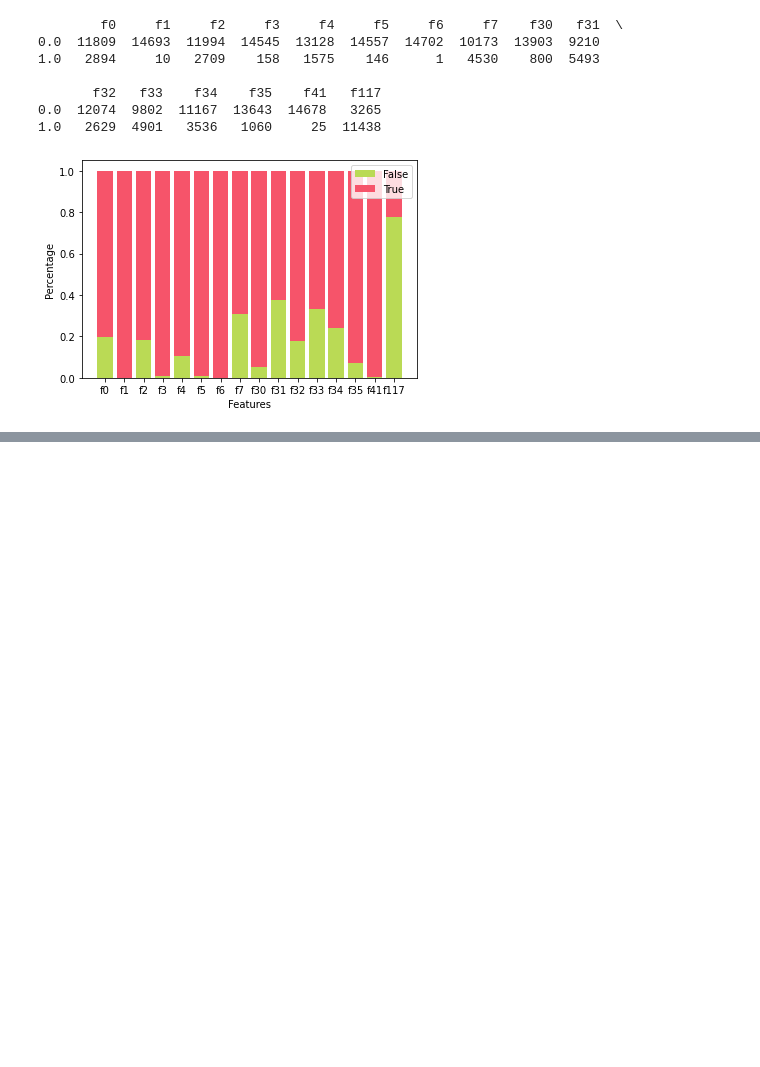
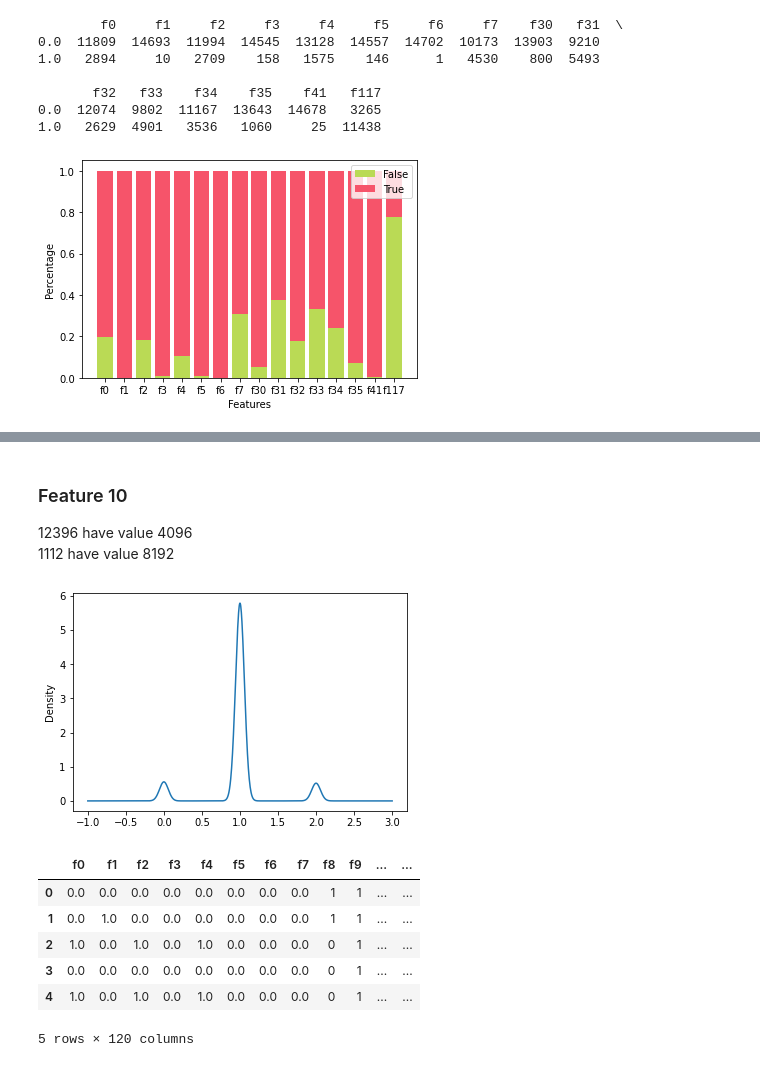
Before and after one commit to roussieau/masterthesis, a Jupyter notebook: src/machine_learning/Features.ipynb, the cells around one changed output, grey strips where cells are left out. Cells and saved outputs as stored; diff of their text form; code cells hidden in the pictures; blank space fills up the shorter version.

```diff
--- a/src/machine_learning/Features.ipynb
+++ b/src/machine_learning/Features.ipynb
@@ -62,0 +146,25 @@ Name: f112, dtype: int64
+# %% [markdown]
+### Feature 10
+12396 have value 4096 <br>
+1112 have value 8192
+# %%
+feature = 'f10'
+def cleanF10(x):
+    if x == 4096:
+        return 1
+    elif x == 8192:
+        return 2
+    return 0
+df[feature] = df[feature].apply(cleanF10)
+df[feature].plot.kde()
+plt.show()
+df.head()
+# %% [output]
+[figure, added]
+|  | f0 | f1 | f2 | f3 | f4 | f5 | f6 | f7 | f8 | f9 | ... | ... |
+| 0 | 0.0 | 0.0 | 0.0 | 0.0 | 0.0 | 0.0 | 0.0 | 0.0 | 1 | 1 | ... | ... |
+| 1 | 0.0 | 1.0 | 0.0 | 0.0 | 0.0 | 0.0 | 0.0 | 0.0 | 1 | 1 | ... | ... |
+| 2 | 1.0 | 0.0 | 1.0 | 0.0 | 1.0 | 0.0 | 0.0 | 0.0 | 0 | 1 | ... | ... |
+| 3 | 0.0 | 0.0 | 0.0 | 0.0 | 0.0 | 0.0 | 0.0 | 0.0 | 0 | 1 | ... | ... |
+| 4 | 1.0 | 0.0 | 1.0 | 0.0 | 1.0 | 0.0 | 0.0 | 0.0 | 0 | 1 | ... | ... |
+5 rows × 120 columns
```
Also changed, not shown: parts of 13 cells of this notebook.
